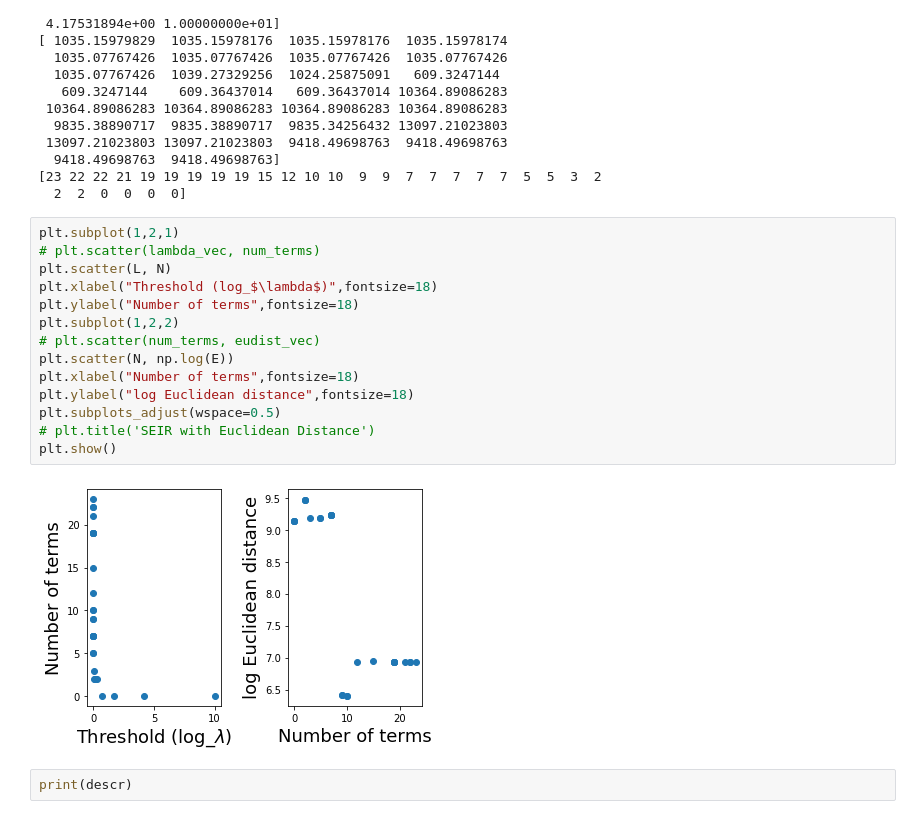
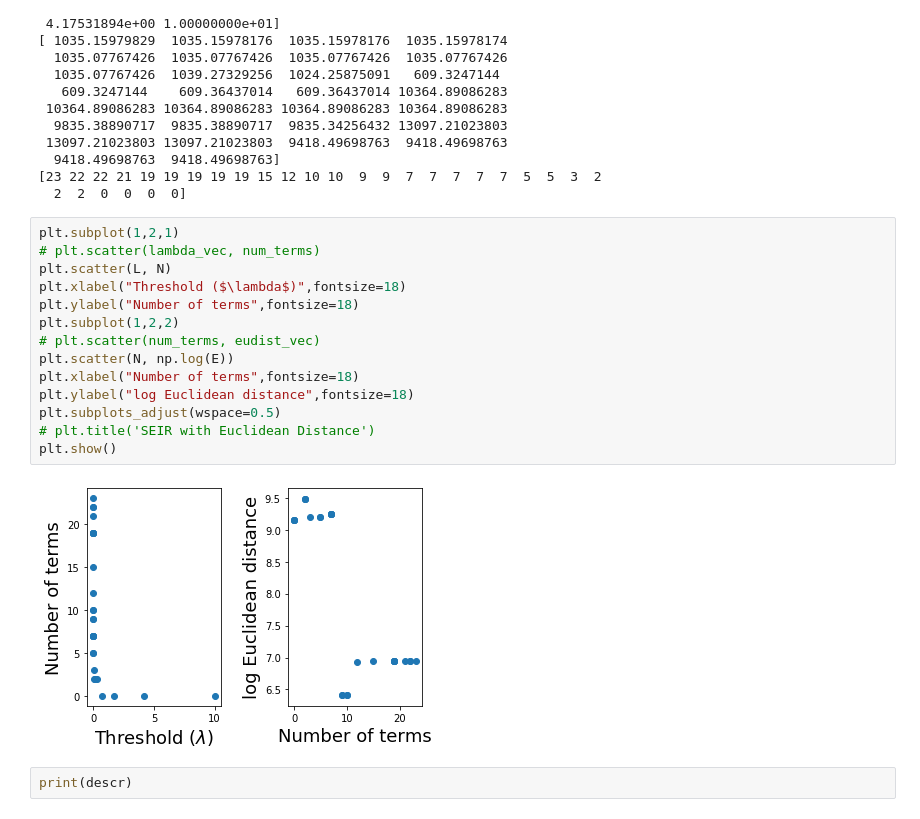
Before and after one commit to mircobial-evolution-dynamic/governing-equations, a Jupyter notebook: Lorenz (changed params) and SEIR.ipynb, the cells around one changed output. Cells and saved outputs as stored; diff of their text form.

```diff
--- a/Lorenz (changed params) and SEIR.ipynb
+++ b/Lorenz (changed params) and SEIR.ipynb
@@ -347,19 +348,19 @@ print(N)
 # %%
 plt.subplot(1,2,1)
 # plt.scatter(lambda_vec, num_terms)
 plt.scatter(L, N)
-plt.xlabel("Threshold (log_$\lambda$)",fontsize=18)
+plt.xlabel("Threshold ($\lambda$)",fontsize=18)
 plt.ylabel("Number of terms",fontsize=18)
 plt.subplot(1,2,2)
 # plt.scatter(num_terms, eudist_vec)
 plt.scatter(N, np.log(E))
 plt.xlabel("Number of terms",fontsize=18)
 plt.ylabel("log Euclidean distance",fontsize=18)
 plt.subplots_adjust(wspace=0.5)
 # plt.title('SEIR with Euclidean Distance')
 plt.show()
 # %% [output]
-[figure, old version]
+[figure, new version]
 # %%
 print(descr)
 # %% [output]
```
Also changed, not shown: parts of 19 cells of this notebook.
